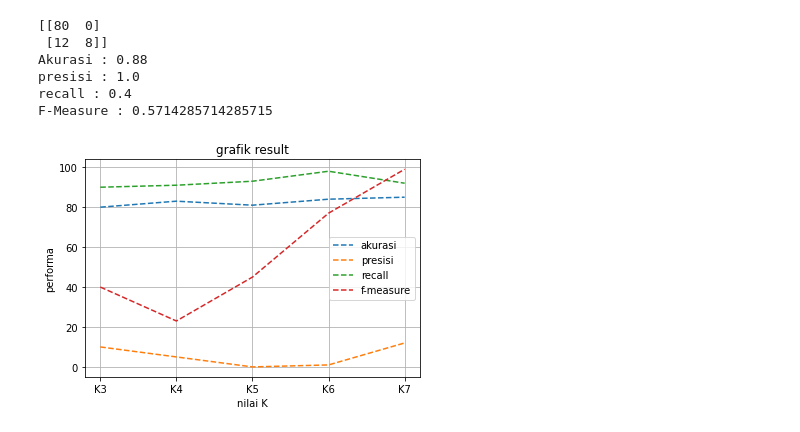
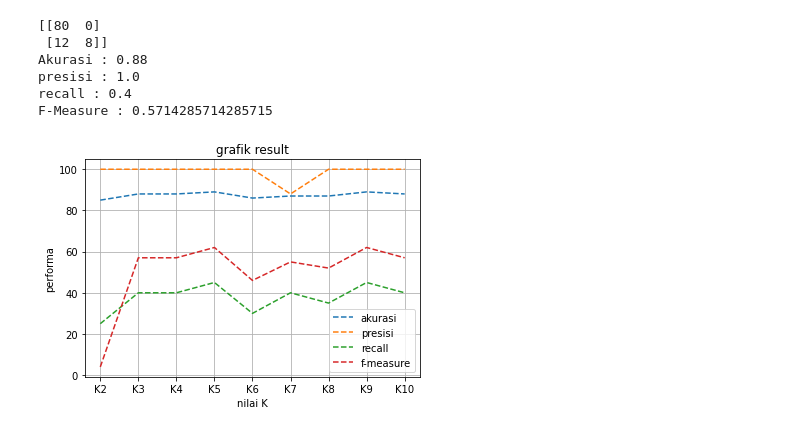
Before and after one commit to aisyahdnn/Skripsi, a Jupyter notebook: Dataset2080.ipynb, the cells around one changed output. Drawn from its saved outputs; the diff is of its cells as text; code cells hidden in the pictures.

```diff
--- a/Dataset2080.ipynb
+++ b/Dataset2080.ipynb
@@ -252,19 +252,19 @@ F-Measure : 0.5714285714285715
 # %%
 from matplotlib import pyplot as plt
 x = ["K2", "K3", "K4", "K5", "K6", "K7", "K8", "K9", "K10"]
-a = [79, 79, 82, 84, 81, 83, 82, 81, 84]
-p = []
-r = []
-f = []
+a = [85, 88, 88, 89, 86, 87, 87, 89, 88]
+p = [100, 100, 100, 100, 100, 88, 100, 100, 100]
+r = [25, 40, 40, 45, 30, 40, 35, 45, 40]
+f = [4, 57, 57, 62, 46, 55, 52, 62, 57]
 plt.plot(x, a, '--')
 plt.plot(x, p, '--')
 plt.plot(x, r, '--')
 plt.plot(x, f, '--')
 plt.title("grafik result")
 plt.xlabel("nilai K")
 plt.ylabel("performa")
 plt.legend(["akurasi", "presisi", "recall", "f-measure"])
 plt.grid()
 plt.show()
 # %% [output]
-[figure, old version]
+[figure, new version]
```
Also changed, not shown: parts of 2 cells of this notebook.
